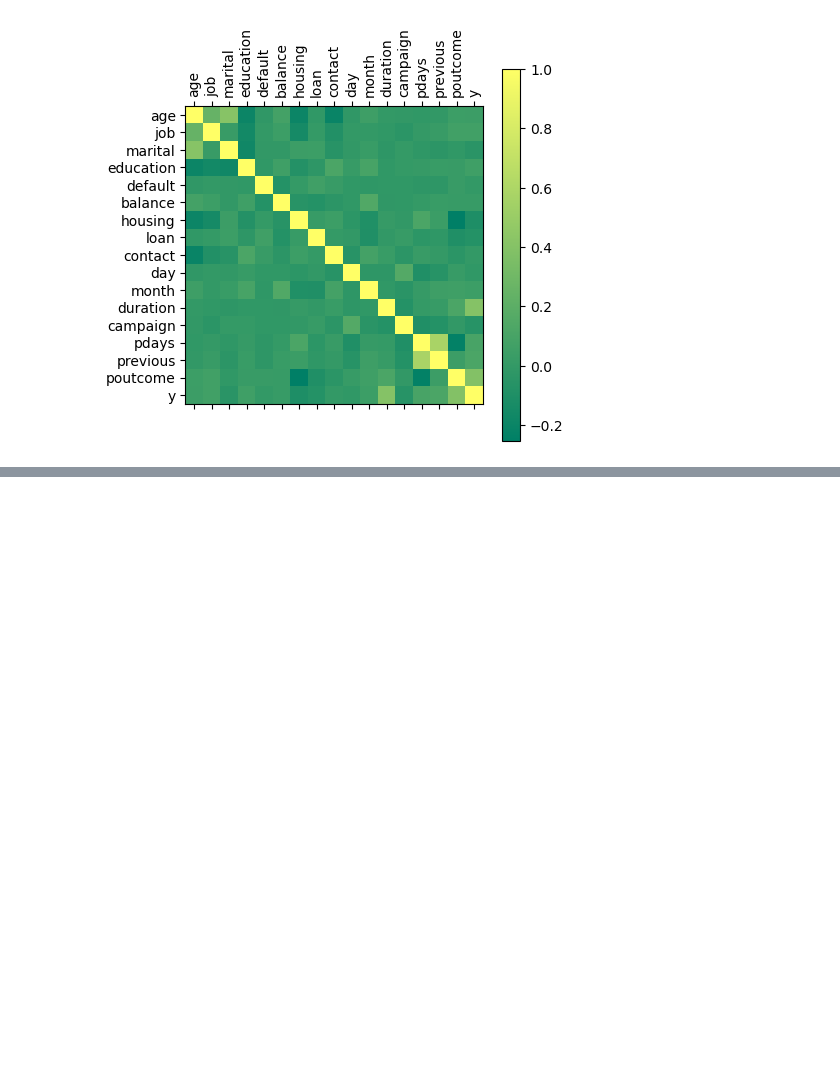
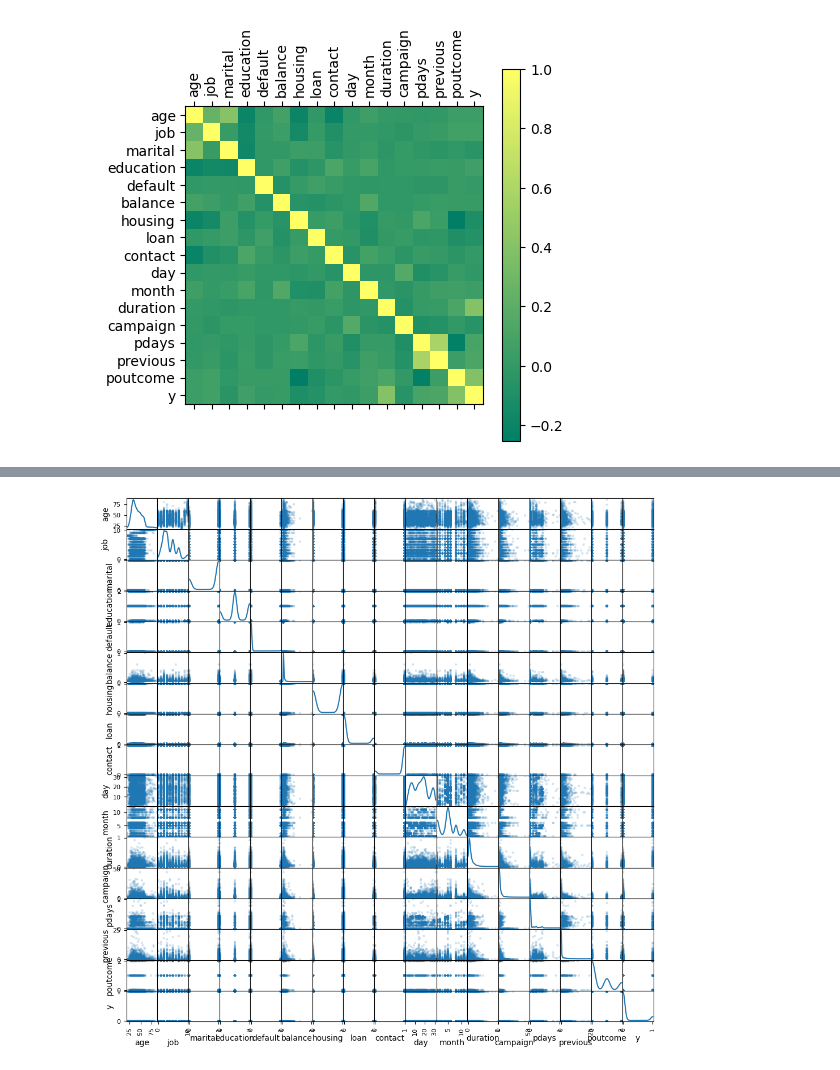
Before and after one commit to Rahafzsh/DataMiningTasks, a Jupyter notebook: Lab5/DMLab5.ipynb, the cells around one changed output, grey strips where cells are left out. Cells and saved outputs as stored; diff of their text form; code cells hidden in the pictures; blank space fills up the shorter version.

```diff
--- a/Lab5/DMLab5.ipynb
+++ b/Lab5/DMLab5.ipynb
@@ -244,0 +283,5 @@ plt.show()
+# %%
+axes=pd.plotting.scatter_matrix(new_df, alpha=0.2, figsize=(12,12), diagonal="kde")
+plt.show()
+# %% [output]
+[figure, added]
```
Also changed, not shown: parts of 18 cells of this notebook, 1 other file.
